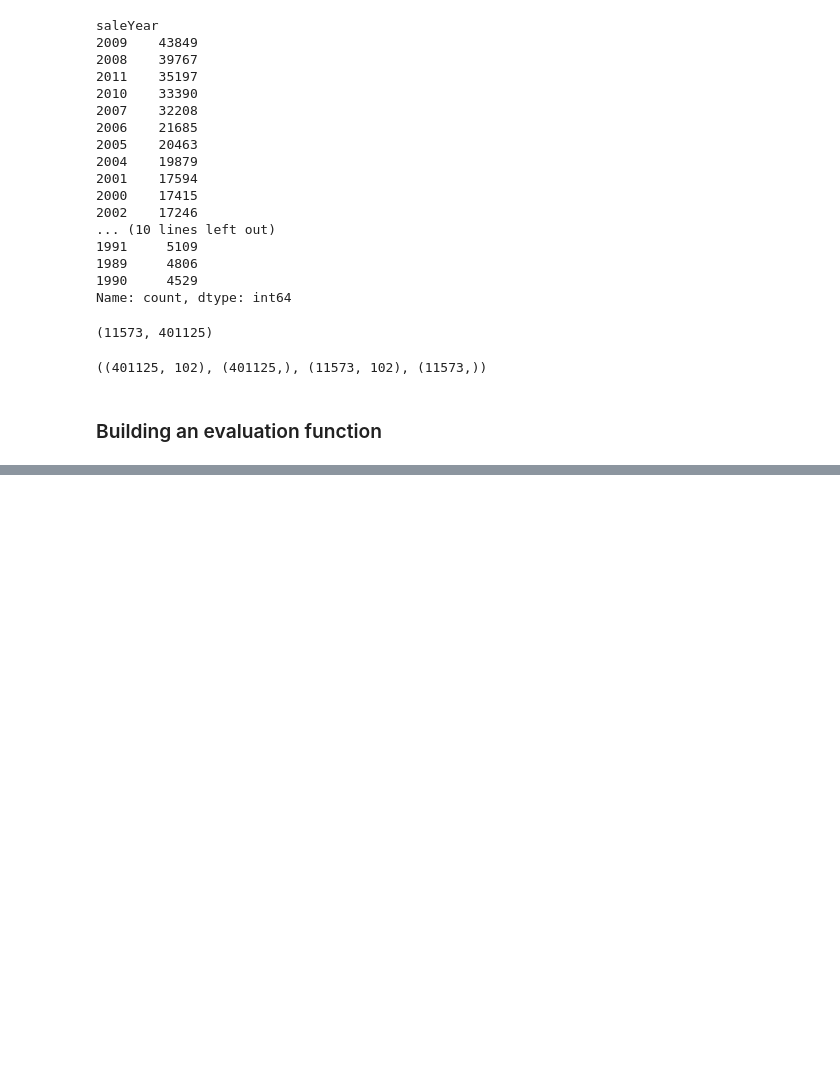
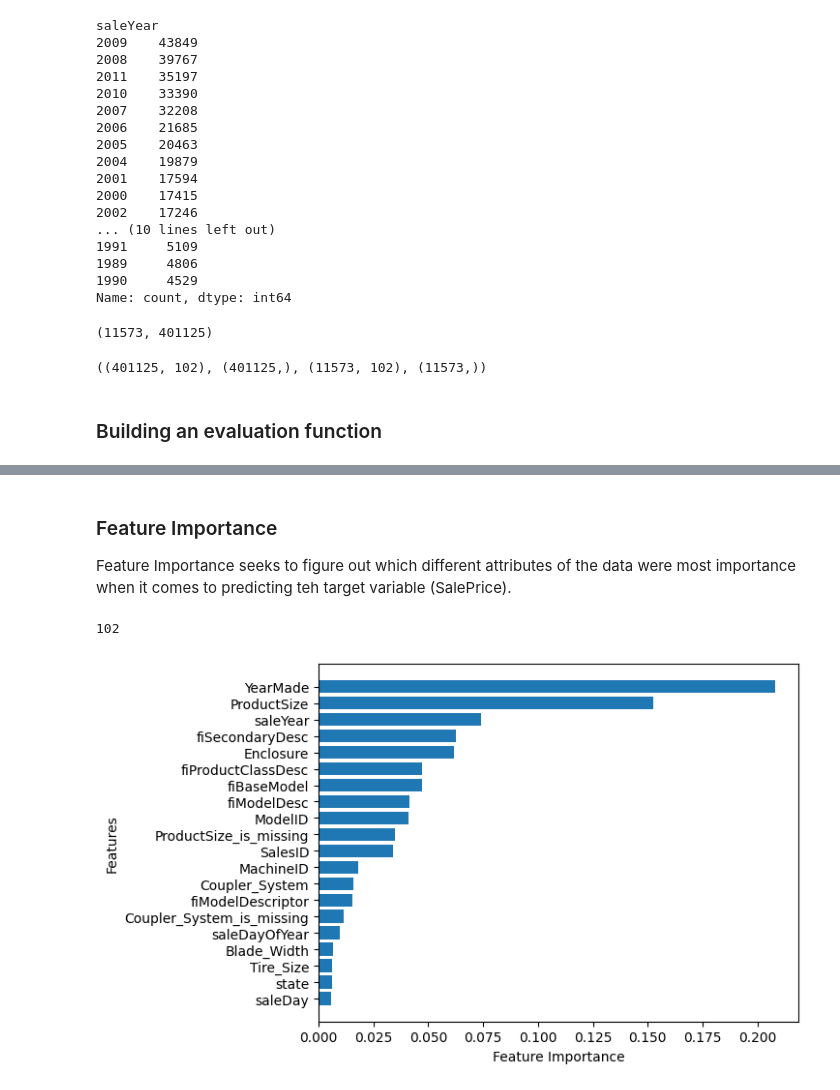
Before and after one commit to PerkyNeptune7/Bulldozer-Price-Prediction, a Jupyter notebook: end-to-end-bulldozer-price-regression.ipynb, the cells around one changed output, grey strips where cells are left out. Saved outputs shown, nothing was run; the diff lists cells and outputs as text; code cells hidden in the pictures; blank space fills up the shorter version.

Commit message:
finished with predicting bulldozers pricing machine learning model

```diff
--- a/end-to-end-bulldozer-price-regression.ipynb
+++ b/end-to-end-bulldozer-price-regression.ipynb
@@ -620,0 +629,5 @@ def show_scores(model):
+# %%
+# Change max_samples value
+model = RandomForestRegressor(n_jobs = -1, random_state = 42, max_samples = 10000)
+
+model
@@ -620,0 +636,4 @@ def show_scores(model):
+# %%
+%%time
+# cutting down on the max number of samples each estimator can see improvement
+model.fit(X_train, y_train)
@@ -620,0 +730,15 @@ def show_scores(model):
+# %%
+%%time
+
+# most Ideal hyperparameters
+
+ideal_model = RandomForestRegressor(n_estimators=40,
+                                   min_samples_leaf=1,
+                                   min_samples_split=14,
+                                   max_features=0.5,
+                                   n_jobs = -1,
+                                   max_samples=None ,
+                                   random_state=42)
+
+# fit the ideal model
+ideal_model.fit(X_train, y_train)
@@ -620,0 +1068,28 @@ def show_scores(model):
+# %% [markdown]
+### Feature Importance
+
+
+Feature Importance seeks to figure out which different attributes of the data were most importance when it comes to predicting teh target variable (SalePrice).
+# %%
+# Find feature importance of best model
+len(ideal_model.feature_importances_)
+# %% [output]
+102
+# %%
+# Helper function for plotting feature importance
+
+def plot_features(columns, importances, n=20):
+    df = (pd.DataFrame({"features": columns,
+                       "feature_importances": importances})
+         .sort_values("feature_importances", ascending = False)
+          .reset_index(drop=True))
+    # Plot the dataframe
+    fig, ax = plt.subplots()
+    ax.barh(df["features"][:n], df["feature_importances"][:20])
+    ax.set_ylabel("Features")
+    ax.set_xlabel("Feature Importance")
+    ax.invert_yaxis()
+# %%
+plot_features(X_train.columns, ideal_model.feature_importances_)
+# %% [output]
+[figure, added]
```
Also changed, not shown: parts of 42 cells of this notebook.
